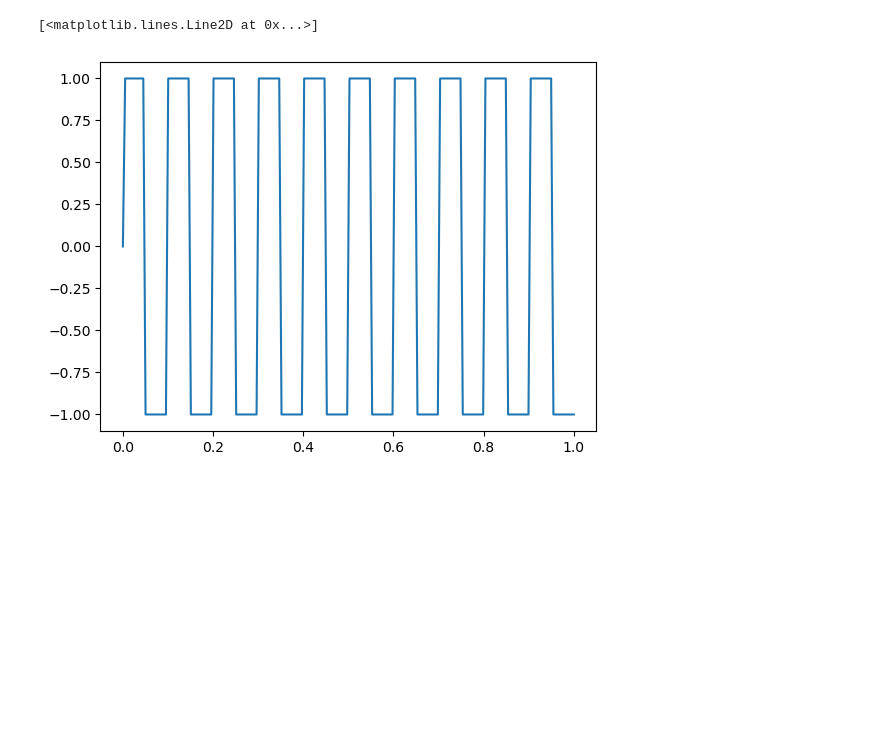
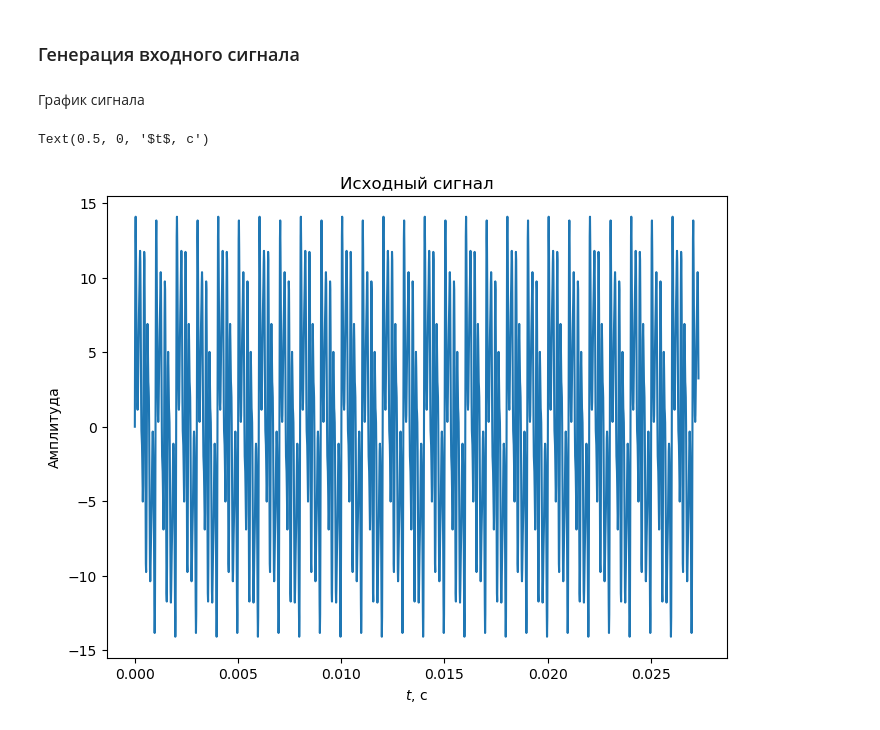
Before and after one commit to Otkuda/rtl-fir-filter, a Jupyter notebook: model/plots.ipynb, the cells around one changed output. Drawn from its saved outputs; the diff is of its cells as text; code cells hidden in the pictures; blank space fills up the shorter version.

Commit message:
Generate signal as required in lab

```diff
--- a/model/plots.ipynb
+++ b/model/plots.ipynb
@@ -4,13 +4,38 @@ import matplotlib.pyplot as plt
 
 from Signal import generateSinWave, generateSquareWave
 # %%
-samplingF = 200
+samplingF = 75000
 duration = 1
+n = 2048
 
-x = np.linspace(0, 1, samplingF)
-v = generateSquareWave(10, 0, 1, samplingF, duration)
-
-plt.plot(x, v)
+# Составляющие сигнала {freq: amp}
+freqParts = {
+  500: 1,
+  1000: 5,
+  2000: 3,
+  5000: 7,
+  7000: 3,
+  9000: 2,
+  12000: 1
+}
-# %% [output]
-[<matplotlib.lines.Line2D at 0x...>]
-[figure, removed]
+# %% [markdown]
+### Генерация входного сигнала
+# %%
+testSignal = np.zeros((n,))
+
+for (f, a) in freqParts.items():
+  testSignal += generateSinWave(f, 0.0, a, samplingF, n)
+# %% [markdown]
+График сигнала
+# %%
+x = np.linspace(0, 1/samplingF*n, n)
+fig, ax = plt.subplots(1, 1, figsize=(8, 6))
+
+ax.set_title("Исходный сигнал")
+ax.set_ylabel("Амплитуда")
+ax.set_xlabel(r"$t$, c")
+
+ax.plot(x, testSignal)
+# %% [output]
+Text(0.5, 0, '$t$, c')
+[figure, added]
```
Also changed, not shown: 1 other file.
